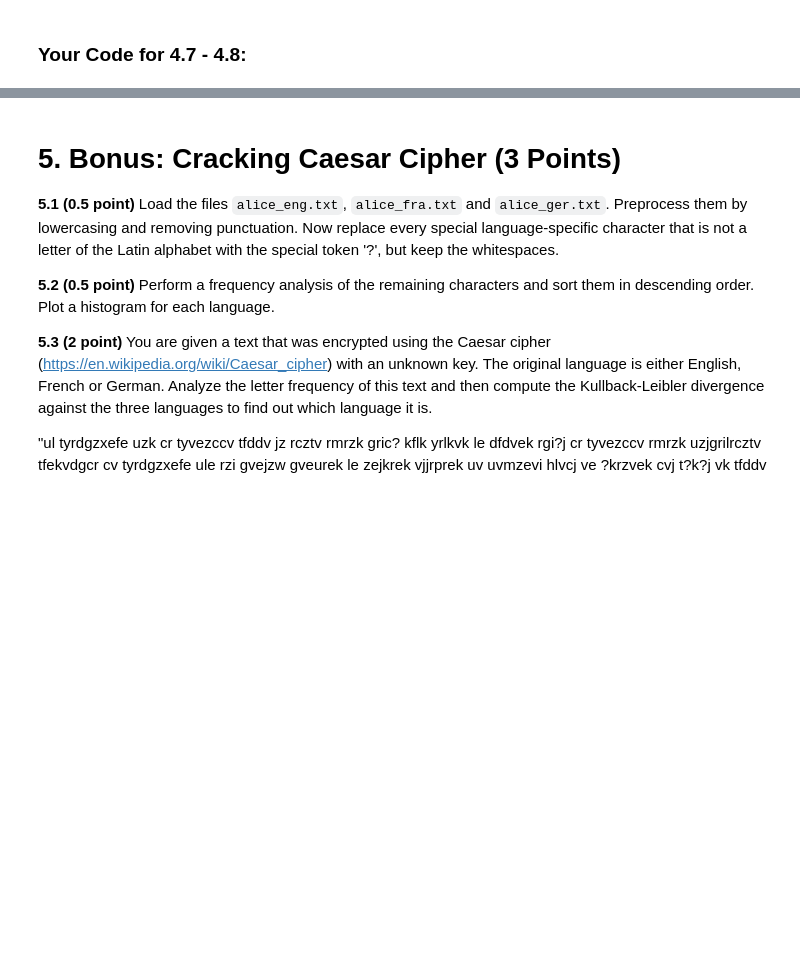
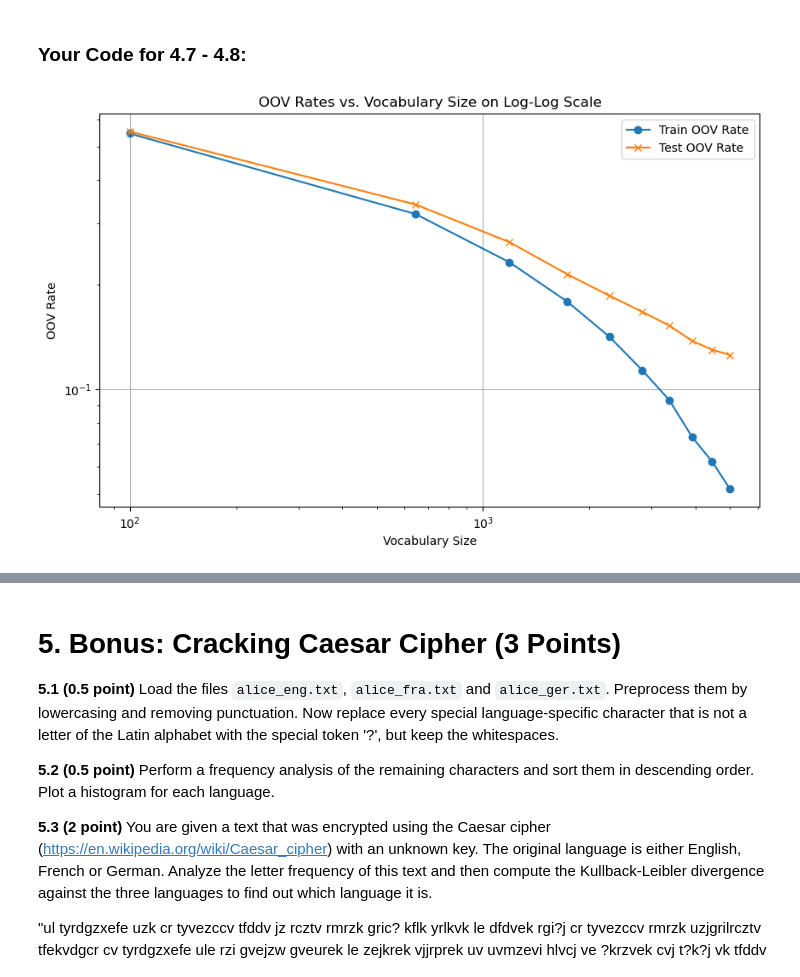
Before and after one commit to enorenio/hws_ss24, a Jupyter notebook: snlp_4/assignment_4.ipynb, the cells around one changed output, grey strips where cells are left out. Cells and saved outputs as stored; diff of their text form; code cells hidden in the pictures; blank space fills up the shorter version.

```diff
--- a/snlp_4/assignment_4.ipynb
+++ b/snlp_4/assignment_4.ipynb
@@ -164,7 +539,45 @@ def restrict_vocab(corpus: list[list[str]], vocab: set) -> list[list[str]]:
 ### Your Code for 4.7 - 4.8:
 # %%
 import numpy as np
+import matplotlib.pyplot as plt
 
-for top_n in np.linspace(100,5000,10,dtype=int):
-    ### TODO: plot
-    raise NotImplementedError
+corpus = load_and_preprocess_data()
+
+train_set, test_set = train_test_split(corpus)
+
+def compute_oov_rate(corpus: list[list[str]], vocab: set) -> float:
+    total_tokens = 0
+    oov_tokens = 0
+    for sentence in corpus:
+        for word in sentence:
+            total_tokens += 1
+            if word not in vocab:
+                oov_tokens += 1
+    return oov_tokens / total_tokens
+
+train_oov_rates = []
+test_oov_rates = []
+vocab_sizes = np.linspace(100, 5000, 10, dtype=int)
+
+for top_n in vocab_sizes:
+    vocab = make_vocab(train_set, top_n)
+
+    train_oov_rate = compute_oov_rate(train_set, vocab)
+    test_oov_rate = compute_oov_rate(test_set, vocab)
+
+    train_oov_rates.append(train_oov_rate)
+    test_oov_rates.append(test_oov_rate)
+
+plt.figure(figsize=(10, 6))
+plt.plot(vocab_sizes, train_oov_rates, label='Train OOV Rate', marker='o')
+plt.plot(vocab_sizes, test_oov_rates, label='Test OOV Rate', marker='x')
+plt.xlabel('Vocabulary Size')
+plt.ylabel('OOV Rate')
+plt.xscale('log')
+plt.yscale('log')
+plt.title('OOV Rates vs. Vocabulary Size on Log-Log Scale')
+plt.legend()
+plt.grid(True)
+plt.show()
+# %% [output]
+[figure, added]
```
Also changed, not shown: parts of 58 cells of this notebook, 1 other file.
